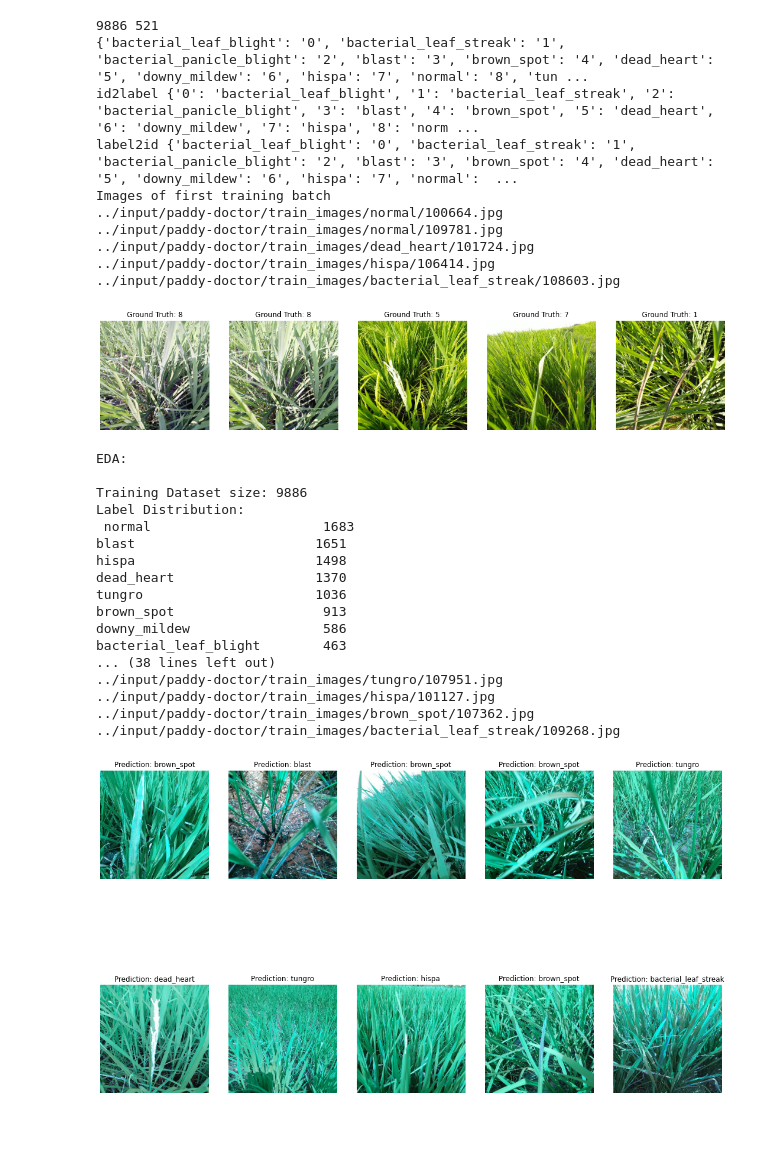
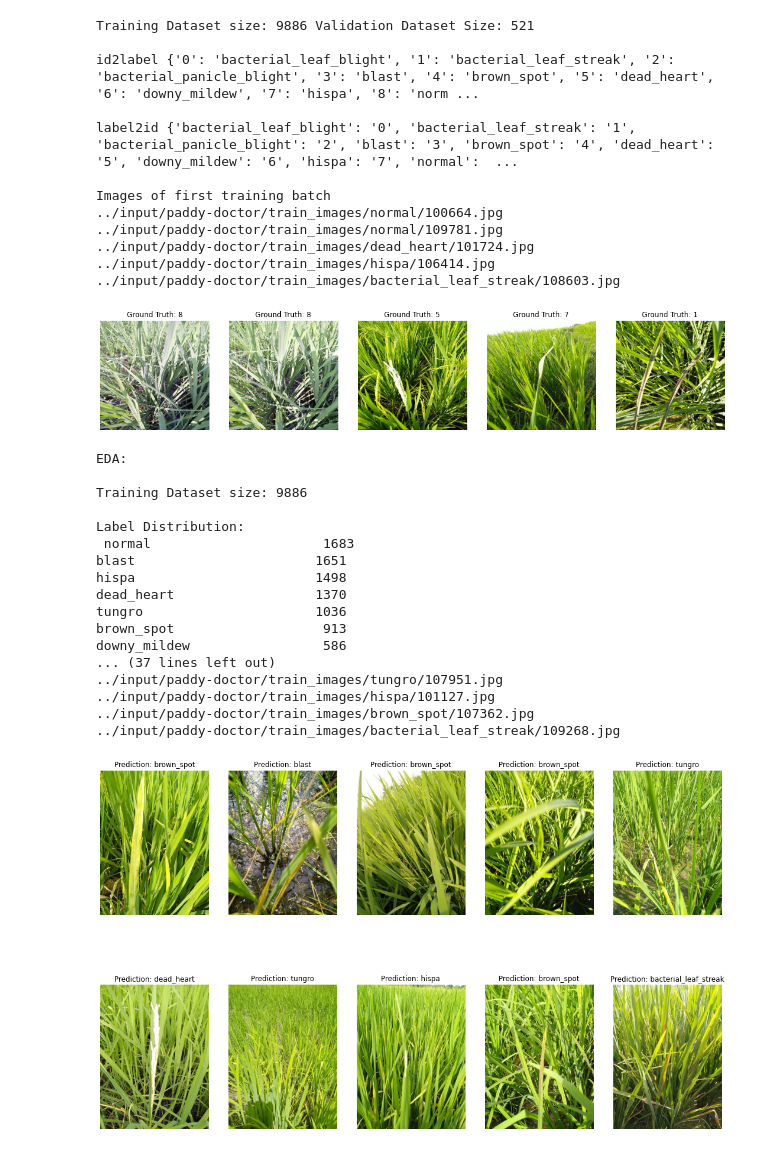
Before and after one commit to cakwok/Machine-Learning, a Jupyter notebook: paddy-disease-detection.ipynb, the cells around one changed output. Drawn from its saved outputs; the diff is of its cells as text; code cells hidden in the pictures.

Commit message:
Kaggle Notebook | Paddy Disease Detection | Version 37

```diff
--- a/paddy-disease-detection.ipynb
+++ b/paddy-disease-detection.ipynb
@@ -177,16 +177,12 @@ def val_model(model, val_loader, device):
 
     test_loss /= len(val_loader.dataset)
     test_losses.append(test_loss)
+    accuracy = 100. * correct / len(val_loader.dataset)
+
     print('\nTest set: Avg. loss: {:.4f}, Accuracy: {}/{} ({:.0f}%)\n'.format(test_loss, correct, len(val_loader.dataset), 100. * correct / len(val_loader.dataset)))
 
-    return model_output[0], files
+    return model_output[0], files, accuracy.item()
 # %%
-'''
-for dirname, _, filenames in os.walk('../input/paddy-doctor/train_images'):
-    for filename in filenames:
-        img = Image.open(os.path.join(dirname, filename))
-        print(os.path.join(dirname, filename), img.size)       #img size: 480 x 640
-'''
 def main(argv):
 
     # -------- Prepare dataset
@@ -197,12 +193,11 @@ def main(argv):
 
     training_csv = pd.read_csv("../input/paddy-doctor/train.csv")
     train, valid = train_test_split(training_csv, test_size=0.05,random_state=0)
-    print(len(train), len(valid))
+    print("Training Dataset size:", len(train), "Validation Dataset Size:", len(valid), "\n")
 
     label2id, id2label = get_label2id(training_csv)
-    a = '0'
-    print("id2label", id2label)
-    print("label2id", label2id)
+    print("id2label", id2label, "\n")
+    print("label2id", label2id, "\n")
 
     transform_dataset = transforms.Compose([transforms.ToTensor(), transforms.Resize((224,224))])
 
@@ -221,19 +216,19 @@ def main(argv):
     device = check_processor()
 
     # --------- Define model
-    resnet = models.resnet34(pretrained=True)
+    resnet34 = models.resnet34(pretrained=True)
 
-    resnet.fc =  nn.Sequential(nn.Dropout(0.1),
+    resnet34.fc =  nn.Sequential(nn.Dropout(0.1),
                                nn.Linear(512, 10))
 
-    resnet =  resnet.to(device)
+    resnet34 = resnet34.to(device)
 
-    optimizer = optim.SGD(resnet.parameters(), lr=learning_rate, momentum=momentum)
+    optimizer = optim.SGD(resnet34.parameters(), lr=learning_rate, momentum=momentum)
 
     # ---------- load previous training weights
 
     network_state_dict = torch.load('../input/paddy-disease-detection/model.pth', map_location = device)
-    resnet.load_state_dict(network_state_dict)
+    resnet34.load_state_dict(network_state_dict)
 
     optimizer_state_dict = torch.load('../input/paddy-disease-detection/optimizer.pth', map_location = device)
     optimizer.load_state_dict(optimizer_state_dict)
@@ -241,9 +236,15 @@ def main(argv):
     n_epochs = 1
 
     # ------- Train model
+
+    accuracy_resnet34 = []
+
     for epoch in range(1, n_epochs + 1):
-        #train_model(epoch, resnet, train_dataloader, optimizer, log_interval, device)
-        val_model(resnet, val_dataloader, device)
+        #train_model(epoch, resnet34, train_dataloader, optimizer, log_interval, device)
+        pred, filenames, accuracy = val_model(resnet34, val_dataloader, device)
+        accuracy_resnet34.append(accuracy)
+
+    print("accuracy_resnet34", accuracy_resnet34)
 
     # ------- Visualize prediction
     test_samples = enumerate(val_dataloader)
@@ -252,7 +253,7 @@ def main(argv):
     print(test_targets)
     print("test_images shape", test_images.shape)
 
-    pred, filenames = val_model(resnet, val_dataloader, device)
+    pred, filenames, accuracy = val_model(resnet34, val_dataloader, device)
 
     transform = T.ToPILImage()
 
@@ -266,15 +267,11 @@ def main(argv):
         prediction = np.argmax(pred[i].cpu()).item()
         plt.title("Prediction: {}".format(id2label[str(prediction)]))
 
-        #images_rgb = test_images[i][0].squeeze()
-        #images_rgb = transform(test_images[i])
-        #images_rgb = (np.transpose(images_rgb, (0, 2, 1)).T).detach().numpy()
-        #images_rgb = (images_rgb, (0, 2, 1)).detach().numpy()
-        #plt.imshow(cv2.cvtColor(images_rgb, cv2.COLOR_BGR2RGB))
-        #plt.imshow(images_rgb)
-        plt.imshow(transforms.ToPILImage('RGB')(test_images[i]))
+        plt.imshow(cv2.cvtColor(cv2.imread(filenames[0][i]), cv2.COLOR_BGR2RGB))
 
         print(filenames[0][i])
+
+    plt.show()
 
     return
 
@@ -282,35 +279,37 @@ if __name__ == "__main__":
     main(sys.argv)
 
 
 # You can write up to 20GB to the current directory (/kaggle/working/) that gets preserved as output when you create a version using "Save & Run All"
 # You can also write temporary files to /kaggle/temp/, but they won't be saved outside of the current session
 # %% [output]
-9886 521
-{'bacterial_leaf_blight': '0', 'bacterial_leaf_streak': '1', 'bacterial_panicle_blight': '2', 'blast': '3', 'brown_spot': '4', 'dead_heart': '5', 'downy_mildew': '6', 'hispa': '7', 'normal': '8', 'tun ...
+Training Dataset size: 9886 Validation Dataset Size: 521
+
 id2label {'0': 'bacterial_leaf_blight', '1': 'bacterial_leaf_streak', '2': 'bacterial_panicle_blight', '3': 'blast', '4': 'brown_spot', '5': 'dead_heart', '6': 'downy_mildew', '7': 'hispa', '8': 'norm ...
+
 label2id {'bacterial_leaf_blight': '0', 'bacterial_leaf_streak': '1', 'bacterial_panicle_blight': '2', 'blast': '3', 'brown_spot': '4', 'dead_heart': '5', 'downy_mildew': '6', 'hispa': '7', 'normal':  ...
+
 Images of first training batch
 ../input/paddy-doctor/train_images/normal/100664.jpg
 ../input/paddy-doctor/train_images/normal/109781.jpg
 ../input/paddy-doctor/train_images/dead_heart/101724.jpg
 ../input/paddy-doctor/train_images/hispa/106414.jpg
 ../input/paddy-doctor/train_images/bacterial_leaf_streak/108603.jpg
 [figure]
 EDA:
 
 Training Dataset size: 9886
+
 Label Distribution:
  normal                      1683
 blast                       1651
 hispa                       1498
 dead_heart                  1370
 tungro                      1036
 brown_spot                   913
 downy_mildew                 586
-bacterial_leaf_blight        463
-... (38 lines left out)
+... (37 lines left out)
 ../input/paddy-doctor/train_images/tungro/107951.jpg
 ../input/paddy-doctor/train_images/hispa/101127.jpg
 ../input/paddy-doctor/train_images/brown_spot/107362.jpg
 ../input/paddy-doctor/train_images/bacterial_leaf_streak/109268.jpg
-[figure, old version]
+[figure, new version]
```
Also changed, not shown: parts of 3 cells of this notebook.
